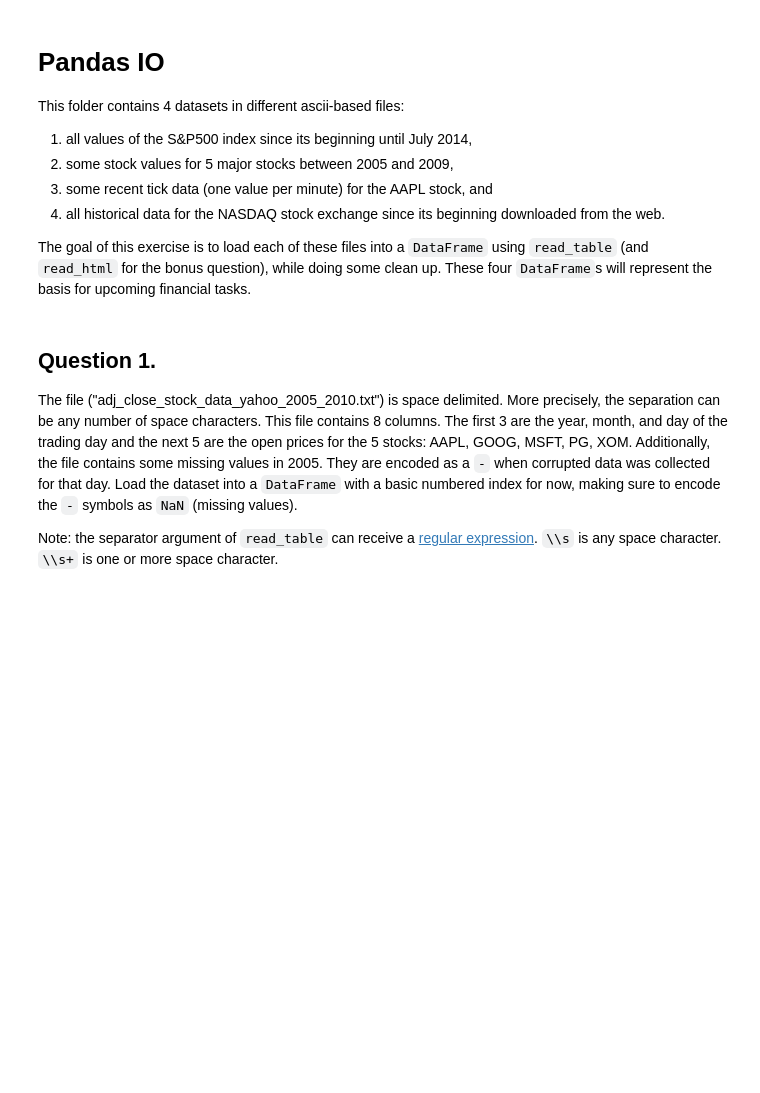
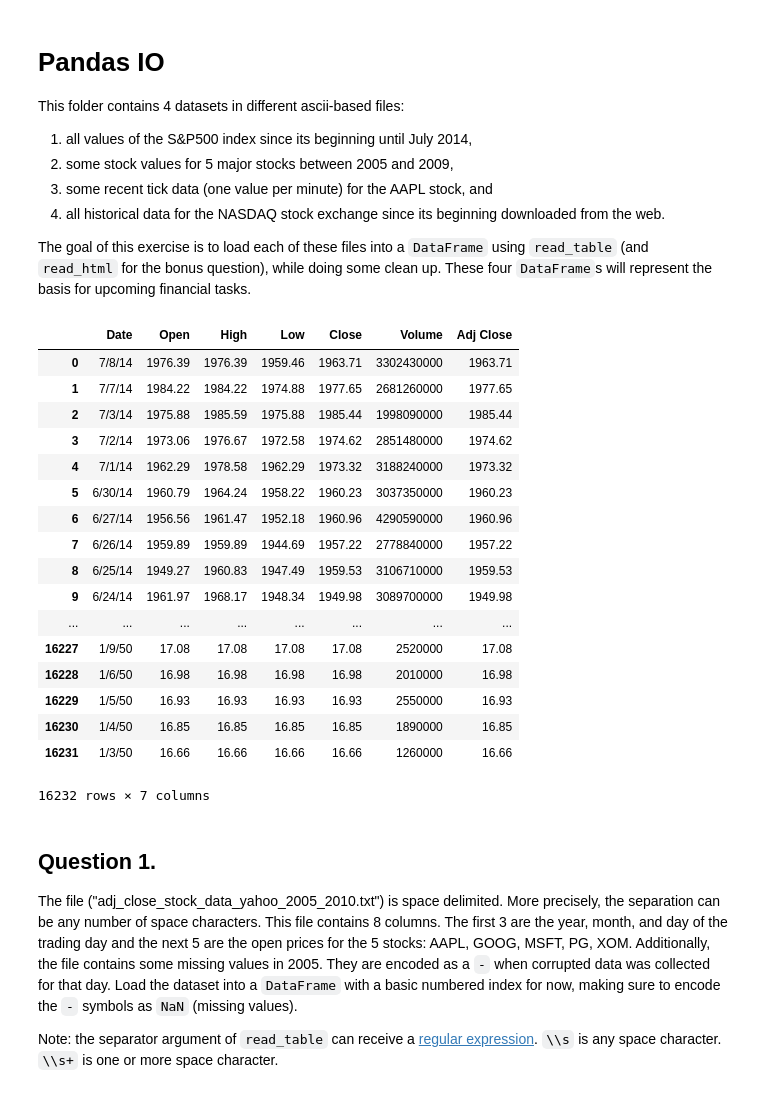
Before and after one commit to marikamurphy/pythonExercises1, a Jupyter notebook: pandas/io/io.ipynb, the cells around one changed output. Drawn from its saved outputs; the diff is of its cells as text; code cells hidden in the pictures; blank space fills up the shorter version.

```diff
--- a/pandas/io/io.ipynb
+++ b/pandas/io/io.ipynb
@@ -15,3 +13,24 @@ pd.read_table?
+# %%
+pd.read_csv('HistoricalS_and_P500.csv')
+# %% [output]
+|  | Date | Open | High | Low | Close | Volume | Adj Close |
+| 0 | 7/8/14 | 1976.39 | 1976.39 | 1959.46 | 1963.71 | 3302430000 | 1963.71 |
+| 1 | 7/7/14 | 1984.22 | 1984.22 | 1974.88 | 1977.65 | 2681260000 | 1977.65 |
+| 2 | 7/3/14 | 1975.88 | 1985.59 | 1975.88 | 1985.44 | 1998090000 | 1985.44 |
+| 3 | 7/2/14 | 1973.06 | 1976.67 | 1972.58 | 1974.62 | 2851480000 | 1974.62 |
+| 4 | 7/1/14 | 1962.29 | 1978.58 | 1962.29 | 1973.32 | 3188240000 | 1973.32 |
+| 5 | 6/30/14 | 1960.79 | 1964.24 | 1958.22 | 1960.23 | 3037350000 | 1960.23 |
+| 6 | 6/27/14 | 1956.56 | 1961.47 | 1952.18 | 1960.96 | 4290590000 | 1960.96 |
+| 7 | 6/26/14 | 1959.89 | 1959.89 | 1944.69 | 1957.22 | 2778840000 | 1957.22 |
+| 8 | 6/25/14 | 1949.27 | 1960.83 | 1947.49 | 1959.53 | 3106710000 | 1959.53 |
+| 9 | 6/24/14 | 1961.97 | 1968.17 | 1948.34 | 1949.98 | 3089700000 | 1949.98 |
+| ... | ... | ... | ... | ... | ... | ... | ... |
+| 16227 | 1/9/50 | 17.08 | 17.08 | 17.08 | 17.08 | 2520000 | 17.08 |
+| 16228 | 1/6/50 | 16.98 | 16.98 | 16.98 | 16.98 | 2010000 | 16.98 |
+| 16229 | 1/5/50 | 16.93 | 16.93 | 16.93 | 16.93 | 2550000 | 16.93 |
+| 16230 | 1/4/50 | 16.85 | 16.85 | 16.85 | 16.85 | 1890000 | 16.85 |
+| 16231 | 1/3/50 | 16.66 | 16.66 | 16.66 | 16.66 | 1260000 | 16.66 |
+16232 rows × 7 columns
 # %% [markdown]
 Question 1.
 -----------
```
Also changed, not shown: parts of 7 cells of this notebook.
